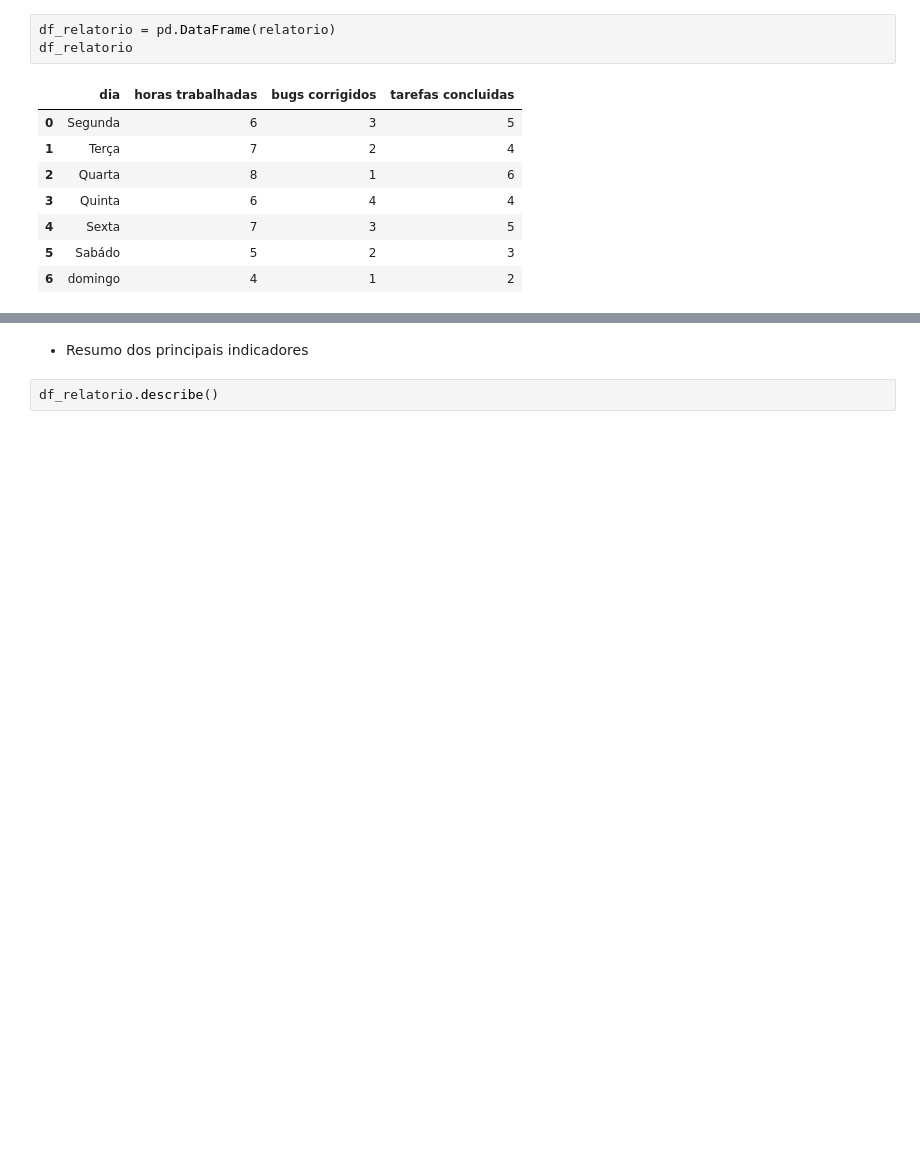
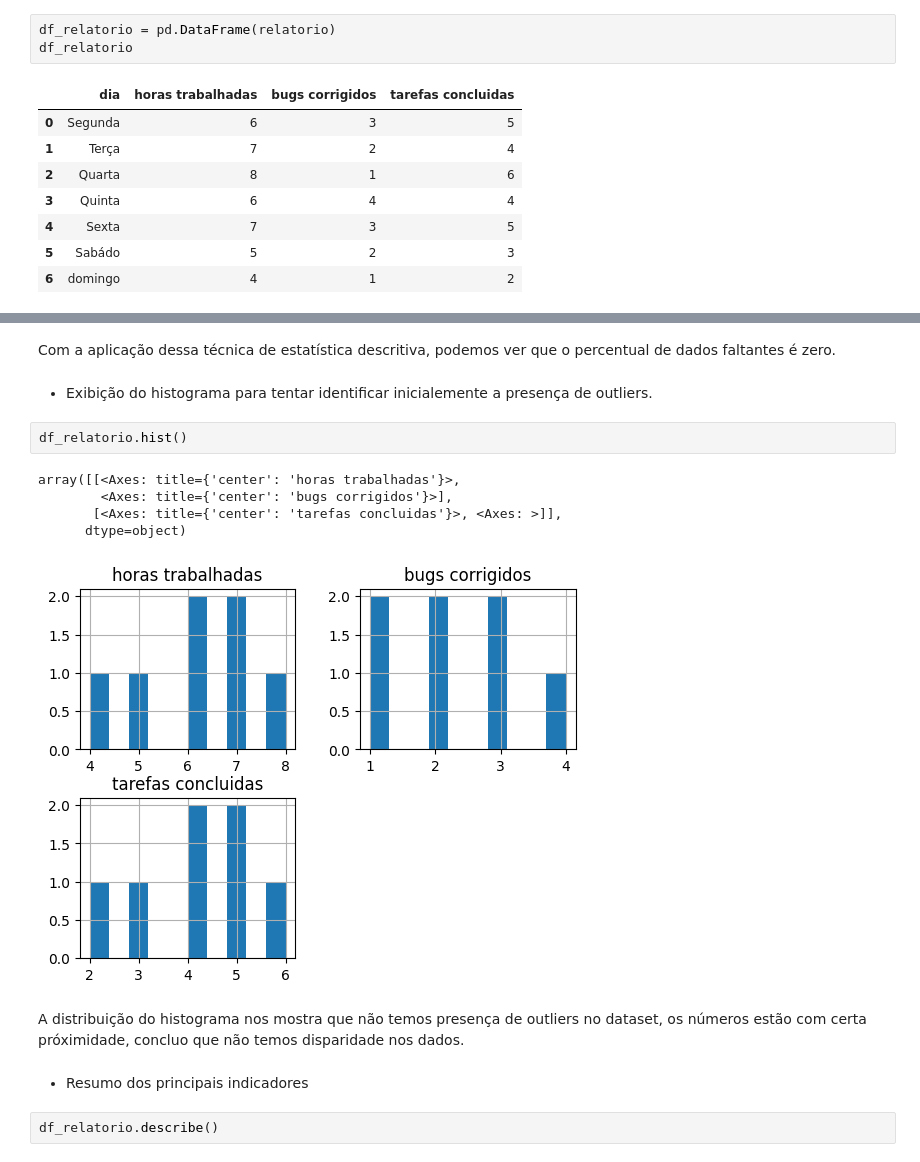
Before and after one commit to denysonbrito/projeto_individual_modulo4, a Jupyter notebook: Arquivo/Atividade_individual_modulo4.ipynb, the cells around one changed output, grey strips where cells are left out. Drawn from its saved outputs; the diff is of its cells as text; blank space fills up the shorter version.

```diff
--- a/Arquivo/Atividade_individual_modulo4.ipynb
+++ b/Arquivo/Atividade_individual_modulo4.ipynb
@@ -38,3 +95,17 @@ df_relatorio
+# %% [markdown]
+Com a aplicação dessa técnica de estatística descritiva, podemos ver que o percentual de dados faltantes é zero.
+# %% [markdown]
+- Exibição do histograma para tentar identificar inicialemente a presença de outliers.
+# %%
+df_relatorio.hist()
+# %% [output]
+array([[<Axes: title={'center': 'horas trabalhadas'}>,
+        <Axes: title={'center': 'bugs corrigidos'}>],
+       [<Axes: title={'center': 'tarefas concluidas'}>, <Axes: >]],
+      dtype=object)
+[figure, added]
+# %% [markdown]
+A distribuição do histograma nos mostra que não temos presença de outliers no dataset, os números estão com certa próximidade, concluo que não temos disparidade nos dados.
 # %% [markdown]
 - Resumo dos principais indicadores
 # %%
```
Also changed, not shown: parts of 45 cells of this notebook.
